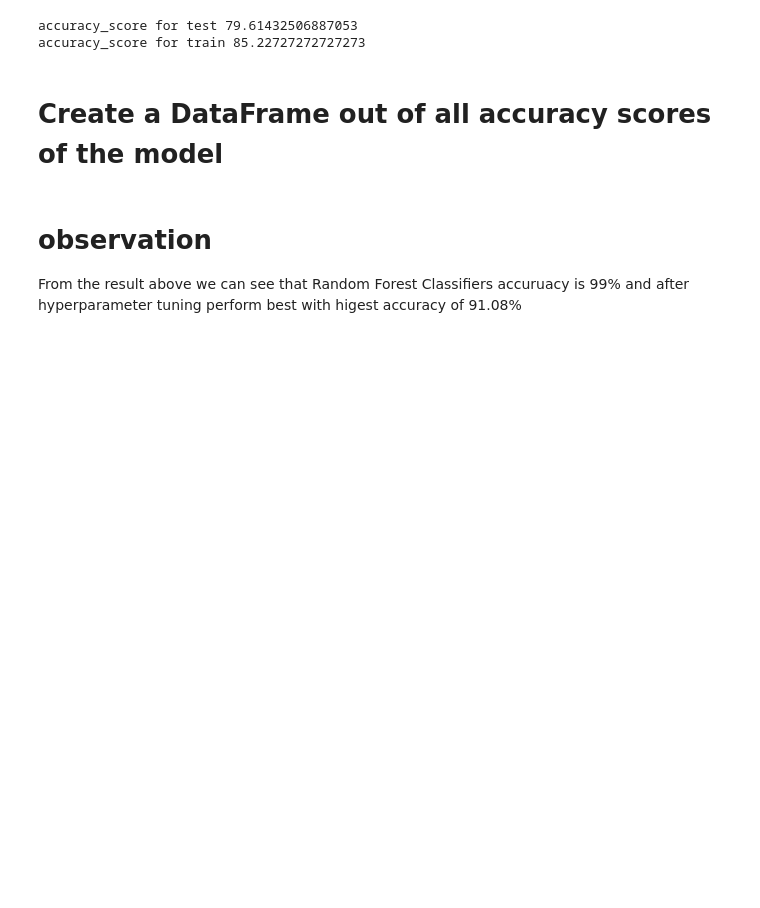
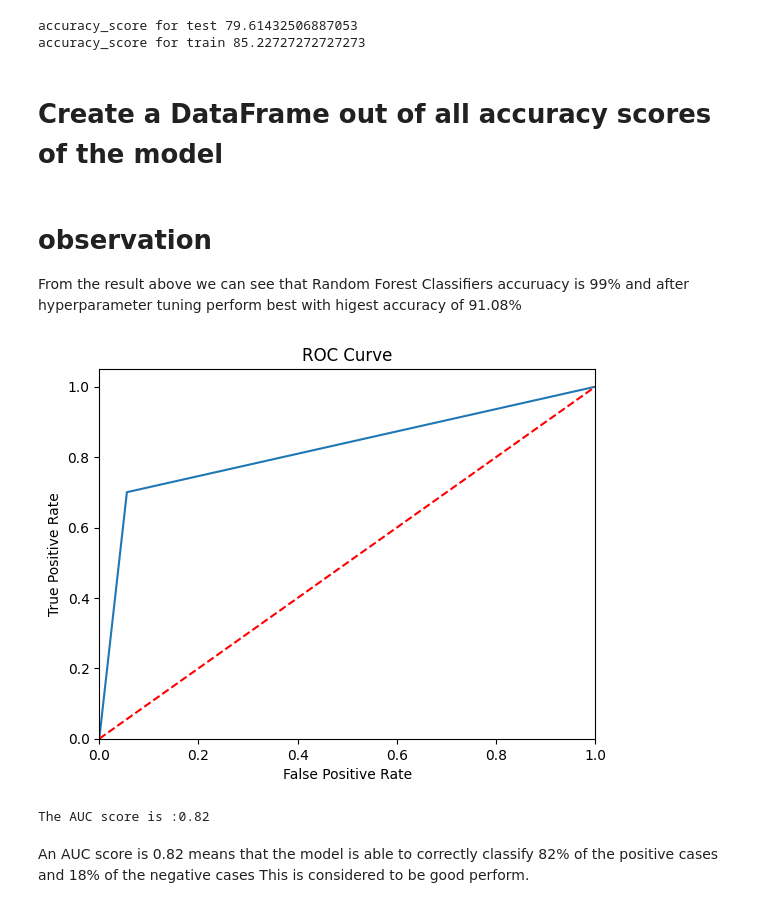
Before and after one commit to Ryaz16/Dropout-Prediction, a Jupyter notebook: Model dropout.ipynb, the cells around one changed output. Saved outputs shown, nothing was run; the diff lists cells and outputs as text; code cells hidden in the pictures; blank space fills up the shorter version.

```diff
--- a/Model dropout.ipynb
+++ b/Model dropout.ipynb
@@ -301,0 +326,24 @@ From the result above we can see that Random Forest Classifiers accuruacy is 99%
+# %%
+#y_pred = y_pred_Rf_test.predict(X_test)
+fpr, tpr, threshold = roc_curve(y_test, y_pred_Rf_test)
+roc_auc = auc(fpr, tpr)
+roc_auc
+# Plot ROC curve
+plt.figure()
+plt.plot(fpr, tpr)
+plt.plot([0, 1], [0, 1],'r--')
+plt.xlim([0.0, 1.0])
+plt.ylim([0.0, 1.05])
+plt.xlabel('False Positive Rate')
+plt.ylabel('True Positive Rate')
+plt.title('ROC Curve')
+plt.show()
+print('\n')
+# Print the AUC score
+print(f'The AUC score is :{round(roc_auc, 2)}')
+# %% [output]
+[figure, added]
+The AUC score is :0.82
+# %% [markdown]
+An AUC score is 0.82 means that the model is able to correctly classify 82%
+of the positive cases and 18% of the negative cases This is considered to be good perform.
```
Also changed, not shown: parts of 4 cells of this notebook.
